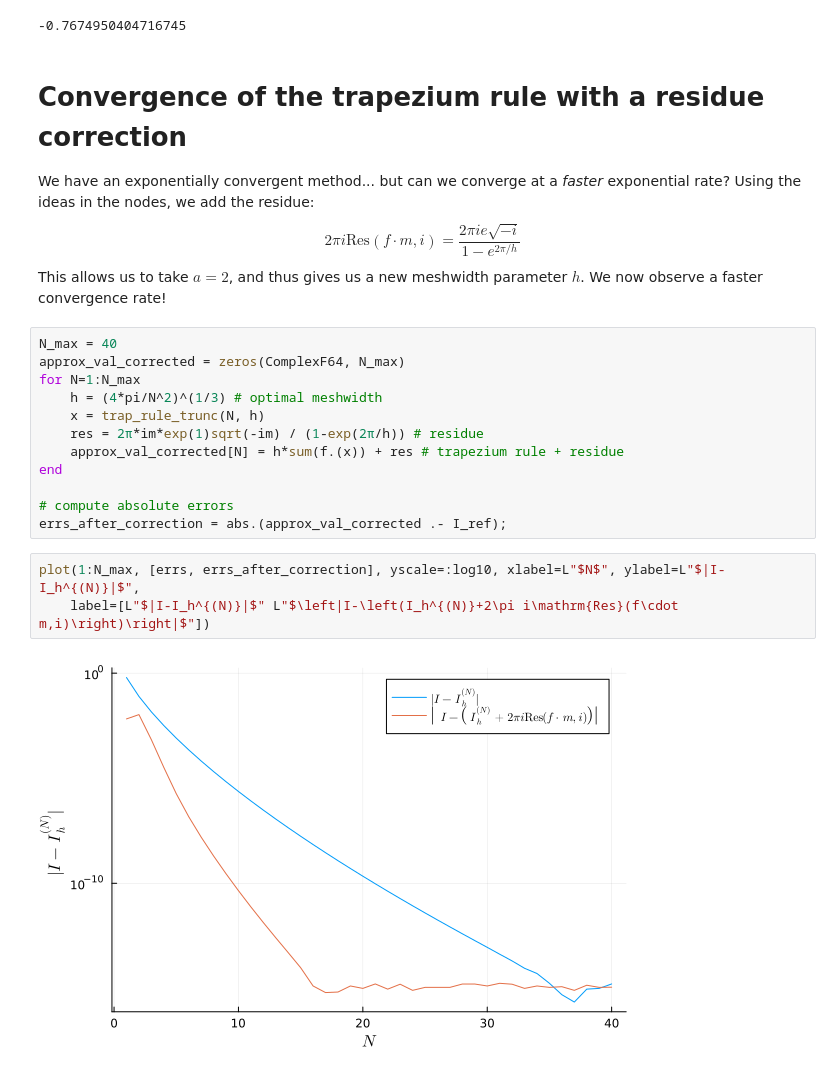
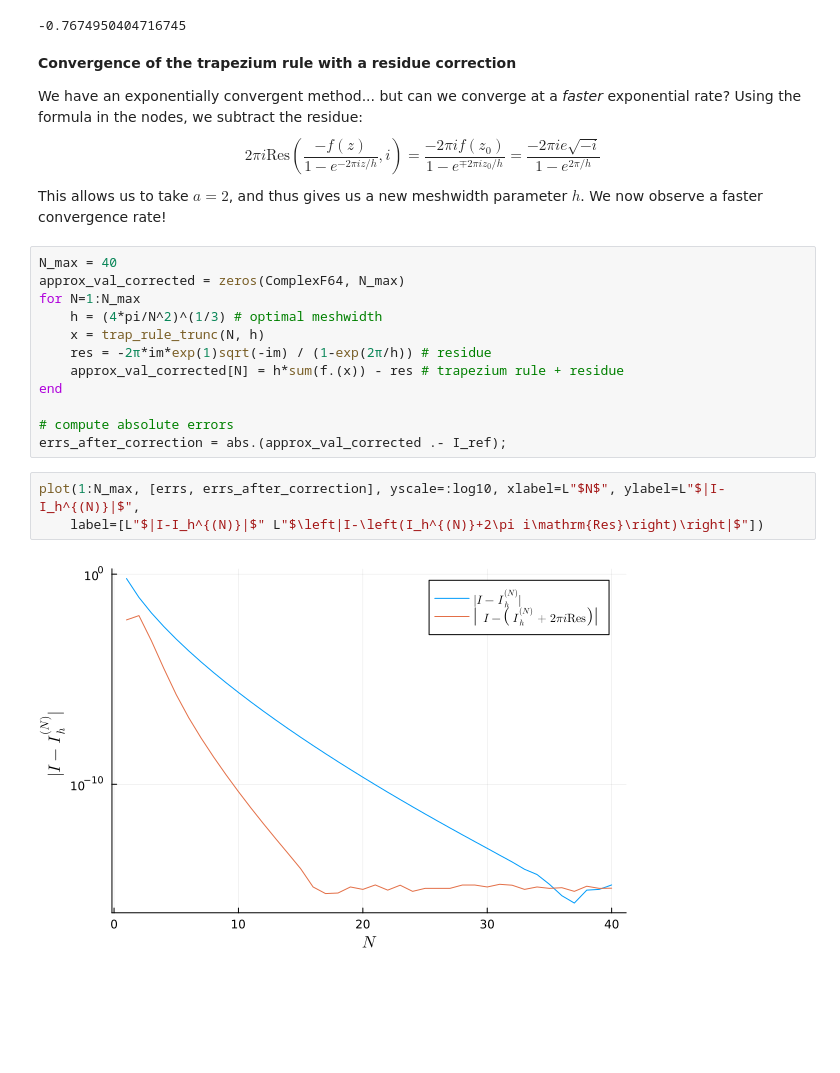
Before and after one commit to AndrewGibbs/AppliedComplexAnalysis, a Jupyter notebook: code/trap_res_trick.ipynb, the cells around one changed output. Drawn from its saved outputs; the diff is of its cells as text; blank space fills up the shorter version.

```diff
--- a/code/trap_res_trick.ipynb
+++ b/code/trap_res_trick.ipynb
@@ -57,11 +57,11 @@ get_exp_conv_rate(errs[err_range])
 # %% [output]
 -0.7674950404716745
 # %% [markdown]
-# Convergence of the trapezium rule with a residue correction
+**Convergence of the trapezium rule with a residue correction**
 
-We have an exponentially convergent method... but can we converge at a *faster* exponential rate? Using the ideas in the nodes, we add the residue:
+We have an exponentially convergent method... but can we converge at a *faster* exponential rate? Using the formula in the nodes, we subtract the residue:
 $$
-2\pi i\mathrm{Res}(f\cdot m,i) = \frac{2\pi i e\sqrt{-i}}{1-e^{2\pi/h}}
+2\pi i\mathrm{Res}\left(\frac{-f(z)}{1-e^{-2\pi i z/h}},i\right) = \frac{-2\pi if(z_0)}{1-e^{\mp 2\pi i z_0 /h}} = \frac{-2\pi i e\sqrt{-i} }{ 1-e^{2\pi/h}}
 $$
 This allows us to take $a=2$, and thus gives us a new meshwidth parameter $h$. We now observe a faster convergence rate!
 # %%
@@ -70,14 +70,14 @@ approx_val_corrected = zeros(ComplexF64, N_max)
 for N=1:N_max
     h = (4*pi/N^2)^(1/3) # optimal meshwidth
     x = trap_rule_trunc(N, h)
-    res = 2π*im*exp(1)sqrt(-im) / (1-exp(2π/h)) # residue
-    approx_val_corrected[N] = h*sum(f.(x)) + res # trapezium rule + residue
+    res = -2π*im*exp(1)sqrt(-im) / (1-exp(2π/h)) # residue
+    approx_val_corrected[N] = h*sum(f.(x)) - res # trapezium rule + residue
 end
 
 # compute absolute errors
 errs_after_correction = abs.(approx_val_corrected .- I_ref);
 # %%
 plot(1:N_max, [errs, errs_after_correction], yscale=:log10, xlabel=L"$N$", ylabel=L"$|I-I_h^{(N)}|$",
-    label=[L"$|I-I_h^{(N)}|$" L"$\left|I-\left(I_h^{(N)}+2\pi i\mathrm{Res}(f\cdot m,i)\right)\right|$"])
+    label=[L"$|I-I_h^{(N)}|$" L"$\left|I-\left(I_h^{(N)}+2\pi i\mathrm{Res}\right)\right|$"])
 # %% [output]
-[figure, old version]
+[figure, new version]
```
Also changed, not shown: parts of 1 cell of this notebook, 3 other files.
